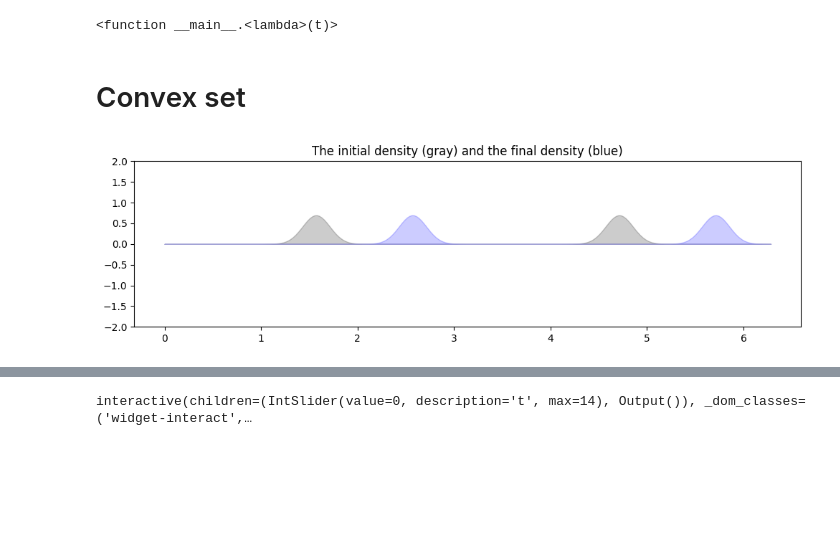
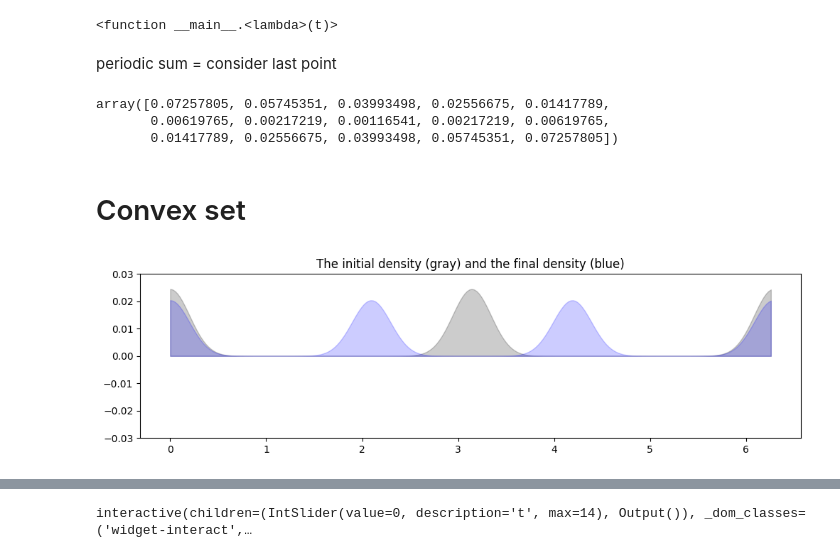
Before and after one commit to mao1756/acuot, a Jupyter notebook: exploratory/proximal/convex_sets/periodic_test.ipynb, the cells around one changed output, grey strips where cells are left out. Saved outputs shown, nothing was run; the diff lists cells and outputs as text; code cells hidden in the pictures; blank space fills up the shorter version.

```diff
--- a/exploratory/proximal/convex_sets/periodic_test.ipynb
+++ b/exploratory/proximal/convex_sets/periodic_test.ipynb
@@ -131,41 +192,51 @@ interact(lambda t: plot_1D(t, *plot_elements1), t=widgets.IntSlider(min=0, max=T
 # %% [output]
 interactive(children=(IntSlider(value=0, description='t', max=14), Output()), _dom_classes=('widget-interact',…
 <function __main__.<lambda>(t)>
+# %% [markdown]
+periodic sum = consider last point
+# %%
+(H * x.V.D[0]).sum(axis = 1) * (1/256)  # Check the H function applied to the initial density
+# %% [output]
+array([0.07257805, 0.05745351, 0.03993498, 0.02556675, 0.01417789,
+       0.00619765, 0.00217219, 0.00116541, 0.00217219, 0.00619765,
+       0.01417789, 0.02556675, 0.03993498, 0.05745351, 0.07257805])
 # %% [markdown]
 # Convex set
+# %%
+def wrap(x):                        # map any real angle to (–π,π]
+    return (x + np.pi) % (2*np.pi) - np.pi
+
+def gaussian_on_circle(t, mu, sigma):
+    return np.exp(-0.5 * wrap(t-mu)**2 / sigma**2)
+
+def rho_two_bumps(theta, mu=0.0, sigma=0.25):
+    g1  = gaussian_on_circle(theta,        mu, sigma)
+    g2  = gaussian_on_circle(theta, mu+np.pi, sigma)    # shifted by π
+    rho = g1 + g2                                      # ρ ≥ 0
+    return rho / rho.sum()                             # (optional) normalise
 # %%
 # Plotting initial and the final density
 sigma = 0.2
 T = 15
 K = 256
-X = np.linspace(0, 2 * np.pi, K)  # Discretization of the time-space domain
-
-def gauss(x, x_0, sigma, mass):
-    # Gaussian bump
-    normalized_factor = np.exp(-((x - x_0) ** 2) / sigma ** 2)
-    return mass * (normalized_factor * K / np.sum(normalized_factor))
-
-rho_0 = gauss(X, np.pi/2, sigma, 1) + gauss(X, 3 * np.pi/2, sigma, 1)  # Initial density
-rho_1 = gauss(X, np.pi/2 + 1.0, sigma, 1) + gauss(X, 3 * np.pi/2 + 1.0, sigma, 1)  # Initial density
-#rho_1 = gauss(X, np.pi/2 , sigma, 1) + gauss(X, np.pi/2 + 2 * np.pi/3, sigma, 1) + gauss(X, np.pi/2 + 4 * np.pi/3, sigma, 1)  # Final density
-
-# Normalizing densities
-rho_0 /= np.sum(rho_0) / 20
-rho_1 /= np.sum(rho_1) / 20
+X = np.linspace(0, 2 * np.pi, K, False)  # Discretization of the time-space domain
+rho_0 = rho_two_bumps(X, mu=0, sigma=sigma)  # Initial density
+rho_1 = gaussian_on_circle(X, mu=0, sigma = sigma) + gaussian_on_circle(X, mu=2 * np.pi / 3, sigma = sigma) + gaussian_on_circle(X, mu=4 * np.pi / 3, sigma = sigma)  # Final density
+rho_1 = rho_1 / (0.8 * rho_1.sum())
 
 # Plotting
 plt.figure(figsize=(12, 3))
-plt.ylim(-2, 2)
+plt.ylim(-0.03, 0.03)
 plt.title("The initial density (gray) and the final density (blue)")
 plt.fill_between(X, rho_0, color="k", alpha=0.2)  # Use fill_between for similar effect to fill in Julia
 plt.fill_between(X, rho_1, color="b", alpha=0.2)
 plt.show()
 
-theta = np.linspace(0, 2 * np.pi, K)  # Discretization of the time-space domain
+theta = np.linspace(0, 2 * np.pi, K, endpoint = False)  # Discretization of the time-space domain
 H = [np.vstack([np.cos(theta)] * T), np.vstack([np.sin(theta)] * T)]  # Initialize the H function
 F = [np.zeros(T), np.zeros(T)]  # Initialize the F function
 # %% [output]
-[figure, old version]
+[figure, new version]
 # %%
 T = 15 # number of time steps
 ll = (1.0, 1.0) # size of time x space box
```
Also changed, not shown: parts of 16 cells of this notebook, 3 other files.
